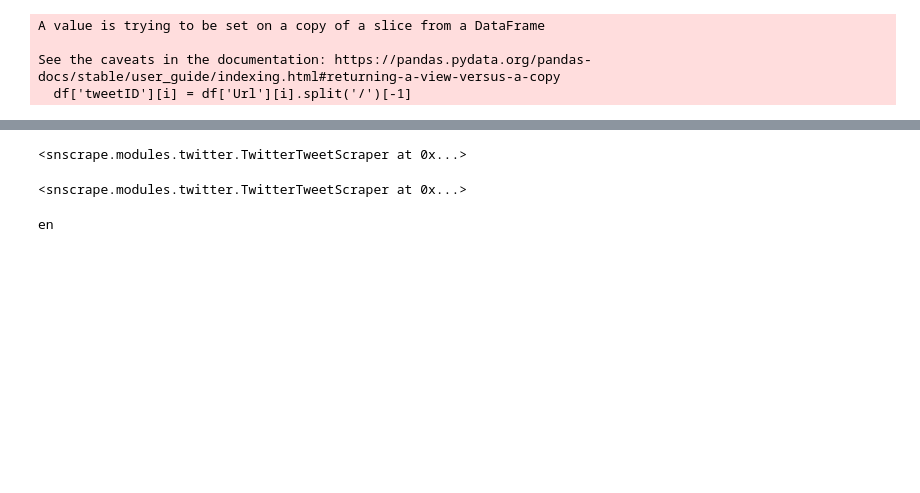
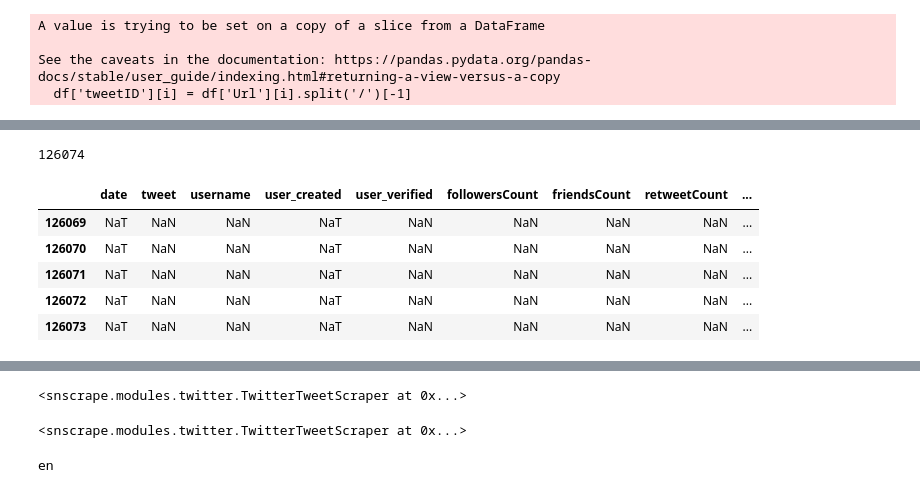
Before and after one commit to alisdghnia/chatGPT-Tweets-Analysis, a Jupyter notebook: Extract new twitter info.ipynb, the cells around one changed output, grey strips where cells are left out. Drawn from its saved outputs; the diff is of its cells as text; code cells hidden in the pictures; blank space fills up the shorter version.

```diff
--- a/Extract new twitter info.ipynb
+++ b/Extract new twitter info.ipynb
@@ -54,7 +54,7 @@ for i, id in tqdm.tqdm(enumerate(df['tweetID']), total= len(df['tweetID'])):
 
         data.append(new_data)
 
-    if i > 5:
+    if i > len(df['tweetID']):
         break
 
 df2 = pd.DataFrame(data, columns = ['date', 'tweet', 'username', 'user_created', 'user_verified', 'followersCount', 'friendsCount',
@@ -89,0 +92,16 @@ df2.head()
+# %%
+len(data)
+# %% [output]
+126074
+# %%
+test_data = pd.DataFrame(data, columns = ['date', 'tweet', 'username', 'user_created', 'user_verified', 'followersCount', 'friendsCount',
+                                          'retweetCount', 'likeCount', 'location', 'user_description', 'country', 'lang', 'replyCount'])
+# %%
+test_data.tail()
+# %% [output]
+|  | date | tweet | username | user_created | user_verified | followersCount | friendsCount | retweetCount | ... |
+| 126069 | NaT | NaN | NaN | NaT | NaN | NaN | NaN | NaN | ... |
+| 126070 | NaT | NaN | NaN | NaT | NaN | NaN | NaN | NaN | ... |
+| 126071 | NaT | NaN | NaN | NaT | NaN | NaN | NaN | NaN | ... |
+| 126072 | NaT | NaN | NaN | NaT | NaN | NaN | NaN | NaN | ... |
+| 126073 | NaT | NaN | NaN | NaT | NaN | NaN | NaN | NaN | ... |
```
Also changed, not shown: parts of 13 cells of this notebook.
